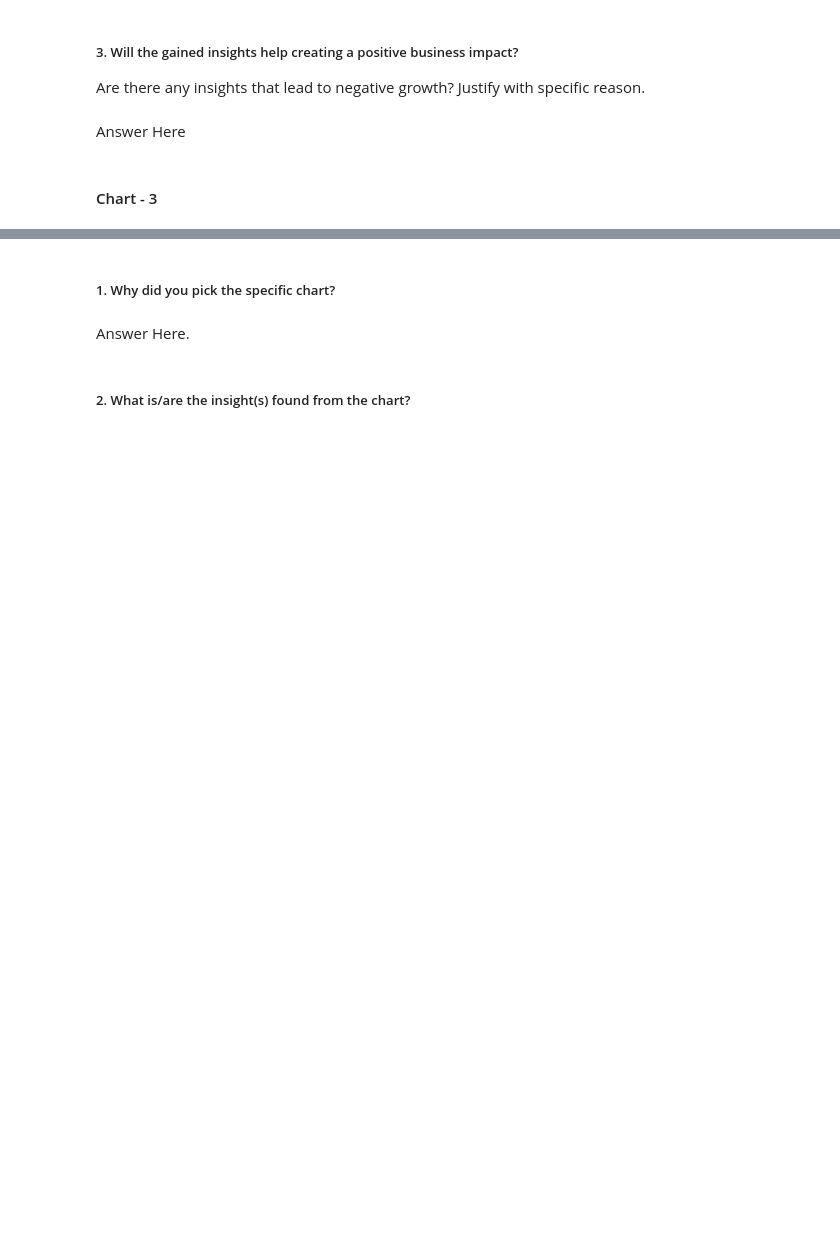
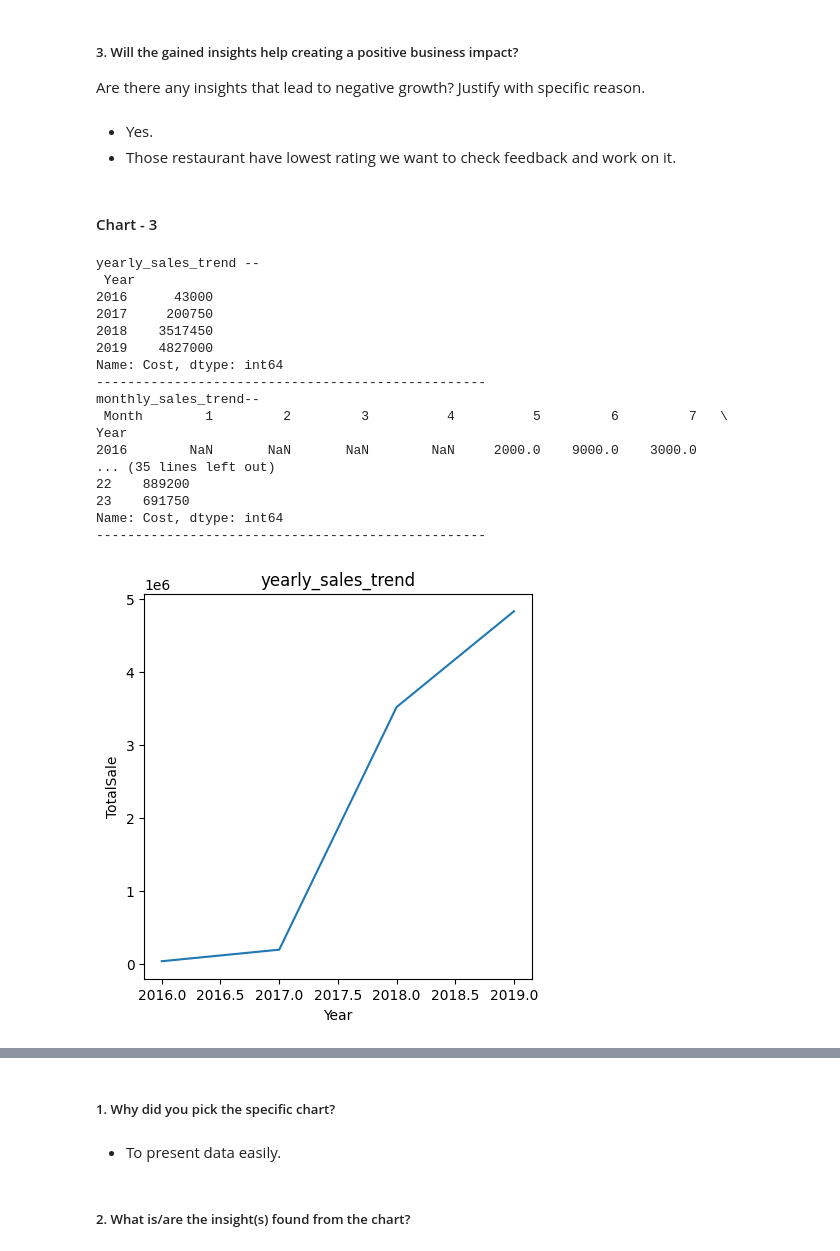
Before and after one commit to chetansgode/Zomato-Restaurant-Clustering-and-Sentiment-Analysis, a Jupyter notebook: Zomato_Restaurant_Clustering_and_Sentiment_Analysis_ML_Submission_Template.ipynb, the cells around one changed output, grey strips where cells are left out. Drawn from its saved outputs; the diff is of its cells as text; code cells hidden in the pictures; blank space fills up the shorter version.

```diff
--- a/Zomato_Restaurant_Clustering_and_Sentiment_Analysis_ML_Submission_Template.ipynb
+++ b/Zomato_Restaurant_Clustering_and_Sentiment_Analysis_ML_Submission_Template.ipynb
@@ -488,7 +500,8 @@ Answer Here
 # %% [markdown]
 ##### 3. Will the gained insights help creating a positive business impact?
 Are there any insights that lead to negative growth? Justify with specific reason.
-# %% [markdown]
-Answer Here
+# %% [markdown]
+* Yes.
+* Those restaurant have lowest rating we want to check feedback and work on it.
 # %% [markdown]
 #### Chart - 3
@@ -496,0 +508,60 @@ Answer Here
+# %%
+# Chart - 3 visualization code (Total sales with respect to year,month,day,hour)
+
+# after checking data there is only one entry of data in year 1970 so we ignore it because its manual error
+df=df[df['Year']!=1970]
+
+
+yearly_sales_trend=df.groupby(['Year'])['Cost'].sum().sort_index(axis=0)
+monthly_sales_trend=df.groupby(['Year','Month'])['Cost'].sum().sort_index(axis=0).unstack()
+hours_sales_trend=df.groupby(['Hour'])['Cost'].sum().sort_index(axis=0)
+print('yearly_sales_trend --\n',yearly_sales_trend)
+print('--'*25)
+print('monthly_sales_trend--\n',monthly_sales_trend)
+print('--'*25)
+print('hours_sales_trend--\n',hours_sales_trend)
+print('--'*25)
+
+# for yearly_sales_trend
+plt.figure(figsize=(5,5))
+plt.plot(yearly_sales_trend)
+plt.title('yearly_sales_trend')
+plt.xlabel('Year')
+plt.ylabel('TotalSale')
+plt.show()
+
+# For monthly_sales_trend
+monthly_sales_trend.plot(kind='bar')
+plt.title('yearly_sales_trend')
+plt.xlabel('Month')
+plt.ylabel('TotalSale')
+plt.legend(range(1,13))
+plt.show()
+
+# For hours_sales_trend
+plt.figure(figsize=(5,5))
+hours_sales_trend.plot(kind='bar')
+plt.title('hours_sales_trend')
+plt.xlabel('Hours')
+plt.ylabel('TotalSale')
+plt.legend('sales')
+plt.show()
+# %% [output]
+yearly_sales_trend --
+ Year
+2016      43000
+2017     200750
+2018    3517450
+2019    4827000
+Name: Cost, dtype: int64
+--------------------------------------------------
+monthly_sales_trend--
+ Month        1         2         3          4          5         6         7   \
+Year
+2016        NaN       NaN       NaN        NaN     2000.0    9000.0    3000.0
+... (35 lines left out)
+22    889200
+23    691750
+Name: Cost, dtype: int64
+--------------------------------------------------
+[figure, added]
@@ -497,6 +570,6 @@ Answer Here
 # %% [markdown]
 ##### 1. Why did you pick the specific chart?
-# %% [markdown]
-Answer Here.
+# %% [markdown]
+* To present data easily.
 # %% [markdown]
 ##### 2. What is/are the insight(s) found from the chart?
```
Also changed, not shown: parts of 69 cells of this notebook.
